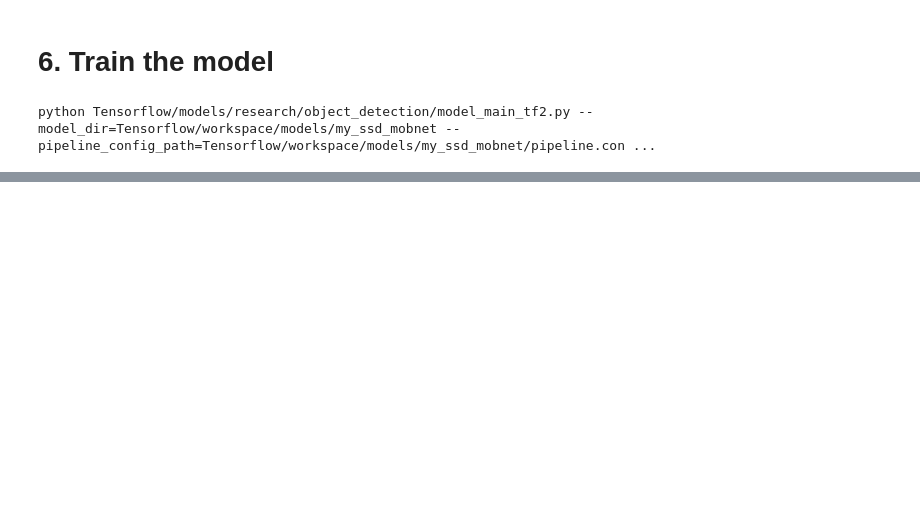
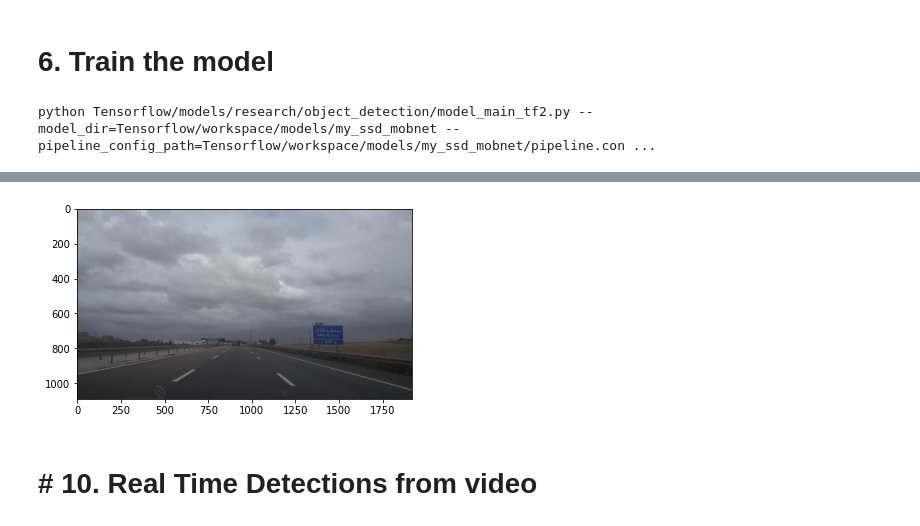
Before and after one commit to AbdoSabri99/BI_Project, a Jupyter notebook: object_tracking.ipynb, the cells around one changed output, grey strips where cells are left out. Cells and saved outputs as stored; diff of their text form; code cells hidden in the pictures; blank space fills up the shorter version.

```diff
--- a/object_tracking.ipynb
+++ b/object_tracking.ipynb
@@ -247,0 +338,15 @@ python Tensorflow/models/research/object_detection/model_main_tf2.py --model_dir
+# %%
+# Load pipeline config and build a detection model
+configs = config_util.get_configs_from_pipeline_file(files['PIPELINE_CONFIG'])
+detection_model = model_builder.build(model_config=configs['model'], is_training=False)
+
+# Restore checkpoint
+ckpt = tf.compat.v2.train.Checkpoint(model=detection_model)
+ckpt.restore(os.path.join(paths['CHECKPOINT_PATH'], 'ckpt-2')).expect_partial()
+
+@tf.function
+def detect_fn(image):
+    image, shapes = detection_model.preprocess(image)
+    prediction_dict = detection_model.predict(image, shapes)
+    detections = detection_model.postprocess(prediction_dict, shapes)
+    return detections
@@ -247,0 +372,38 @@ python Tensorflow/models/research/object_detection/model_main_tf2.py --model_dir
+# %%
+category_index = label_map_util.create_category_index_from_labelmap(files['LABELMAP'])
+# %%
+IMAGE_PATH = os.path.join(paths['IMAGE_PATH'], 'test', 'image_1361.png')
+#IMAGE_PATH = '/content/image_test.PNG'
+# %%
+img = cv2.imread(IMAGE_PATH)
+image_np = np.array(img)
+input_tensor = tf.convert_to_tensor(np.expand_dims(image_np, 0), dtype=tf.float32)
+detections = detect_fn(input_tensor)
+num_detections = int(detections.pop('num_detections'))
+detections = {key: value[0, :num_detections].numpy()
+              for key, value in detections.items()}
+detections['num_detections'] = num_detections
+
+# detection_classes should be ints.
+detections['detection_classes'] = detections['detection_classes'].astype(np.int64)
+
+label_id_offset = 1
+image_np_with_detections = image_np.copy()
+
+viz_utils.visualize_boxes_and_labels_on_image_array(
+            image_np_with_detections,
+            detections['detection_boxes'],
+            detections['detection_classes']+label_id_offset,
+            detections['detection_scores'],
+            category_index,
+            use_normalized_coordinates=True,
+            max_boxes_to_draw=5,
+            min_score_thresh=.8,
+            agnostic_mode=False)
+
+plt.imshow(cv2.cvtColor(image_np_with_detections, cv2.COLOR_BGR2RGB))
+plt.show()
+# %% [output]
+[figure, added]
+# %% [markdown]
+# \# 10. Real Time Detections from video
```
Also changed, not shown: parts of 51 cells of this notebook.
